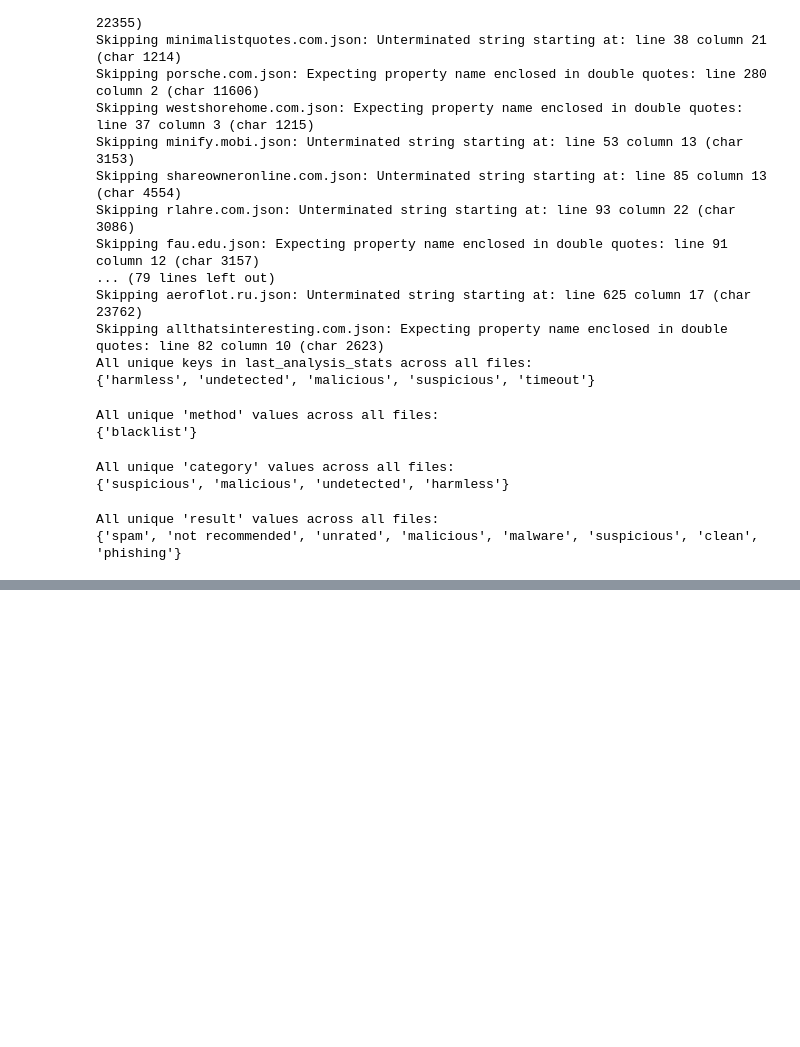
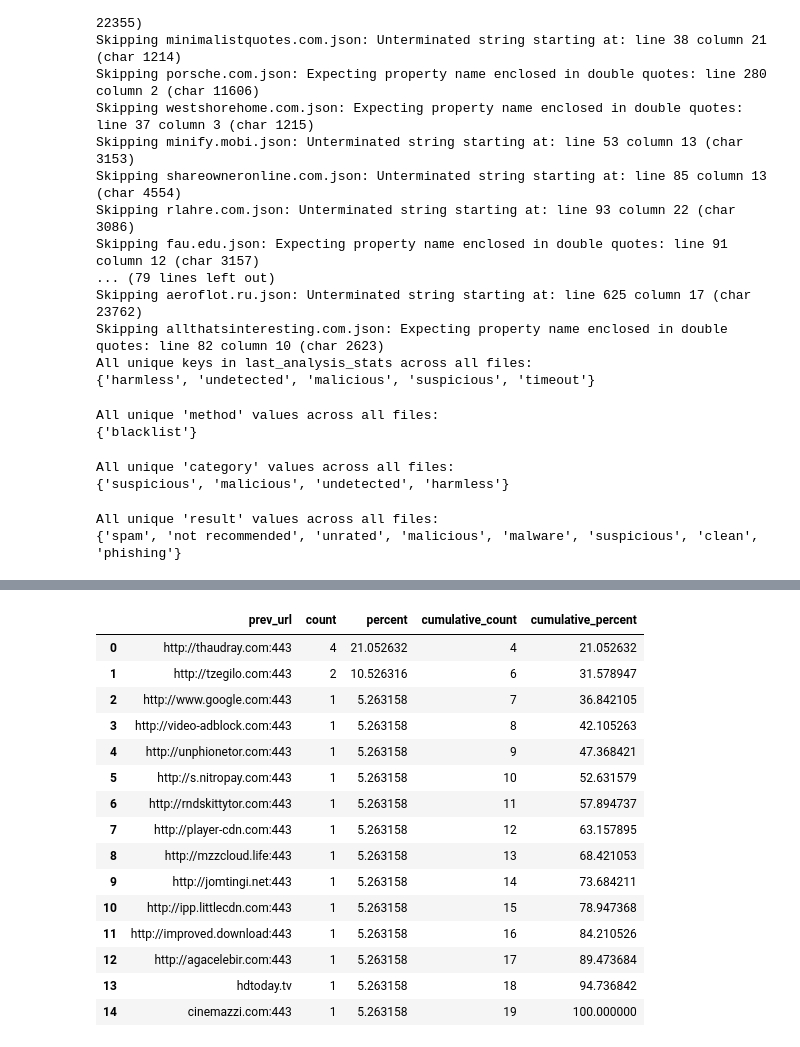
Before and after one commit to themains/bad_domains, a Jupyter notebook: scripts/09_inspecting_VT.ipynb, the cells around one changed output, grey strips where cells are left out. Cells and saved outputs as stored; diff of their text form; code cells hidden in the pictures; blank space fills up the shorter version.

```diff
--- a/scripts/09_inspecting_VT.ipynb
+++ b/scripts/09_inspecting_VT.ipynb
@@ -669,0 +798,24 @@ All unique 'result' values across all files:
+# %%
+(
+    df_web_redirects
+    .query("domain=='rndskittytor.com'")
+    .stb
+    .freq(["prev_url"])
+)
+# %% [output]
+|  | prev_url | count | percent | cumulative_count | cumulative_percent |
+| 0 | http://thaudray.com:443 | 4 | 21.052632 | 4 | 21.052632 |
+| 1 | http://tzegilo.com:443 | 2 | 10.526316 | 6 | 31.578947 |
+| 2 | http://www.google.com:443 | 1 | 5.263158 | 7 | 36.842105 |
+| 3 | http://video-adblock.com:443 | 1 | 5.263158 | 8 | 42.105263 |
+| 4 | http://unphionetor.com:443 | 1 | 5.263158 | 9 | 47.368421 |
+| 5 | http://s.nitropay.com:443 | 1 | 5.263158 | 10 | 52.631579 |
+| 6 | http://rndskittytor.com:443 | 1 | 5.263158 | 11 | 57.894737 |
+| 7 | http://player-cdn.com:443 | 1 | 5.263158 | 12 | 63.157895 |
+| 8 | http://mzzcloud.life:443 | 1 | 5.263158 | 13 | 68.421053 |
+| 9 | http://jomtingi.net:443 | 1 | 5.263158 | 14 | 73.684211 |
+| 10 | http://ipp.littlecdn.com:443 | 1 | 5.263158 | 15 | 78.947368 |
+| 11 | http://improved.download:443 | 1 | 5.263158 | 16 | 84.210526 |
+| 12 | http://agacelebir.com:443 | 1 | 5.263158 | 17 | 89.473684 |
+| 13 | hdtoday.tv | 1 | 5.263158 | 18 | 94.736842 |
+| 14 | cinemazzi.com:443 | 1 | 5.263158 | 19 | 100.000000 |
```
Also changed, not shown: parts of 8 cells of this notebook.
